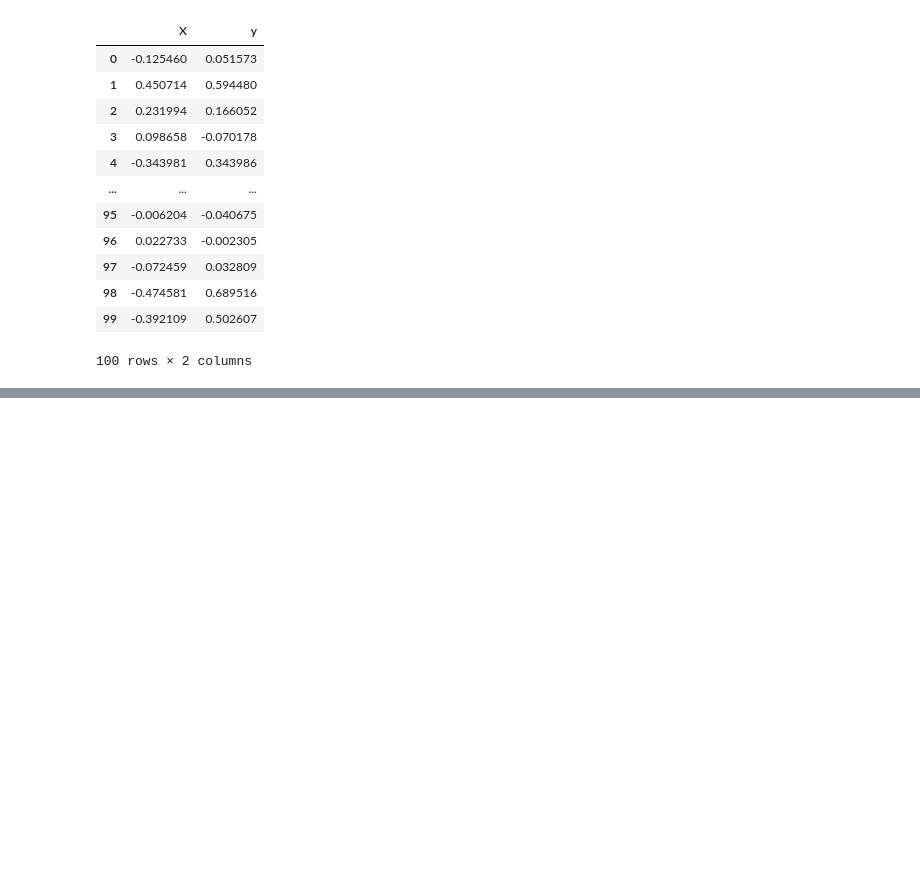
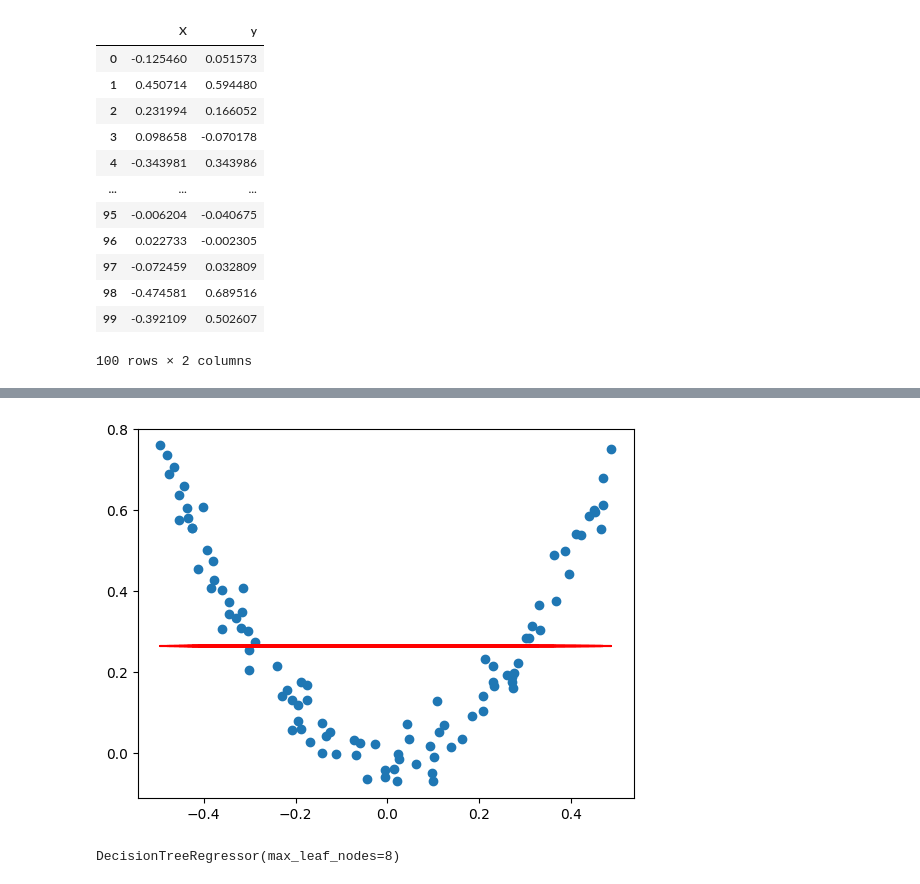
Before and after one commit to ahmedfakhar747/machine-learning-notebooks, a Jupyter notebook: 51_Gradient_Boosting_Intuition_and_Code.ipynb, the cells around one changed output, grey strips where cells are left out. Drawn from its saved outputs; the diff is of its cells as text; code cells hidden in the pictures; blank space fills up the shorter version.

```diff
--- a/51_Gradient_Boosting_Intuition_and_Code.ipynb
+++ b/51_Gradient_Boosting_Intuition_and_Code.ipynb
@@ -37,0 +44,3 @@ df
+# %%
+df['pred1'] = df['y'].mean()
+df
@@ -37,0 +61,3 @@ df
+# %%
+df['res1'] = df['y'] - df['pred1']
+df
@@ -37,0 +78,13 @@ df
+# %%
+plt.scatter(df['X'],df['y'])
+plt.plot(df['X'],df['pred1'],color='red')
+plt.show()
+# %% [output]
+[figure, added]
+# %%
+from sklearn.tree import DecisionTreeRegressor
+
+tree1 = DecisionTreeRegressor(max_leaf_nodes=8)
+tree1.fit(df['X'].values.reshape(100,1),df['res1'].values)
+# %% [output]
+DecisionTreeRegressor(max_leaf_nodes=8)
```
Also changed, not shown: parts of 6 cells of this notebook.
